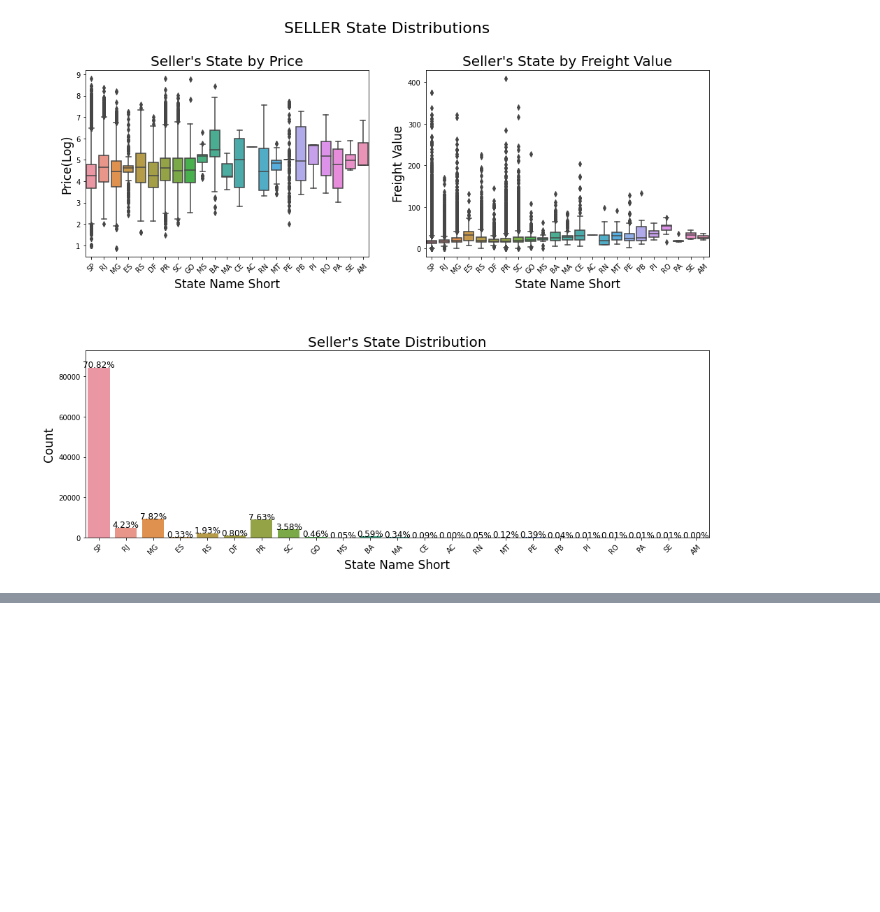
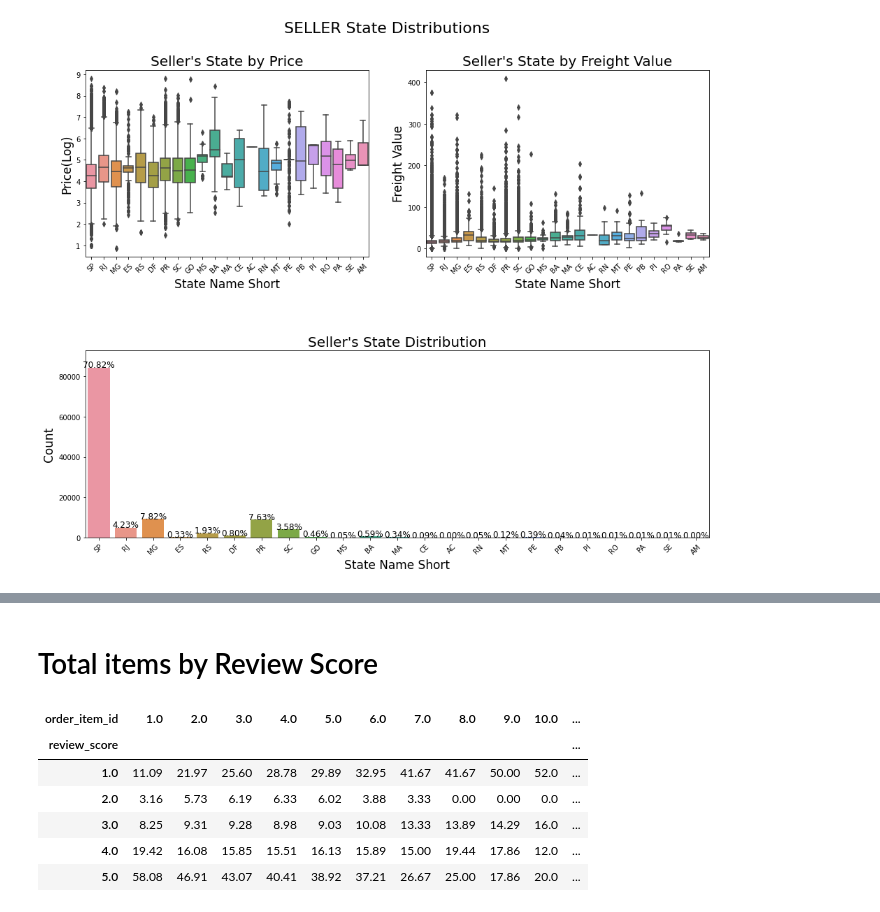
Before and after one commit to Sondos-Omar/Kaggle, a Jupyter notebook: eda-e-commerece.ipynb, the cells around one changed output, grey strips where cells are left out. Cells and saved outputs as stored; diff of their text form; code cells hidden in the pictures; blank space fills up the shorter version.

```diff
--- a/eda-e-commerece.ipynb
+++ b/eda-e-commerece.ipynb
@@ -669,0 +726,12 @@ plt.show()
+# %% [markdown]
+# Total items by Review Score
+# %%
+round(pd.crosstab(df_train['order_item_id'], df_train['review_score'], normalize='index') *100,2)[:12].T
+# %% [output]
+| order_item_id | 1.0 | 2.0 | 3.0 | 4.0 | 5.0 | 6.0 | 7.0 | 8.0 | 9.0 | 10.0 | ... |
+| review_score |  |  |  |  |  |  |  |  |  |  | ... |
+| 1.0 | 11.09 | 21.97 | 25.60 | 28.78 | 29.89 | 32.95 | 41.67 | 41.67 | 50.00 | 52.0 | ... |
+| 2.0 | 3.16 | 5.73 | 6.19 | 6.33 | 6.02 | 3.88 | 3.33 | 0.00 | 0.00 | 0.0 | ... |
+| 3.0 | 8.25 | 9.31 | 9.28 | 8.98 | 9.03 | 10.08 | 13.33 | 13.89 | 14.29 | 16.0 | ... |
+| 4.0 | 19.42 | 16.08 | 15.85 | 15.51 | 16.13 | 15.89 | 15.00 | 19.44 | 17.86 | 12.0 | ... |
+| 5.0 | 58.08 | 46.91 | 43.07 | 40.41 | 38.92 | 37.21 | 26.67 | 25.00 | 17.86 | 20.0 | ... |
```
Also changed, not shown: parts of 6 cells of this notebook.
